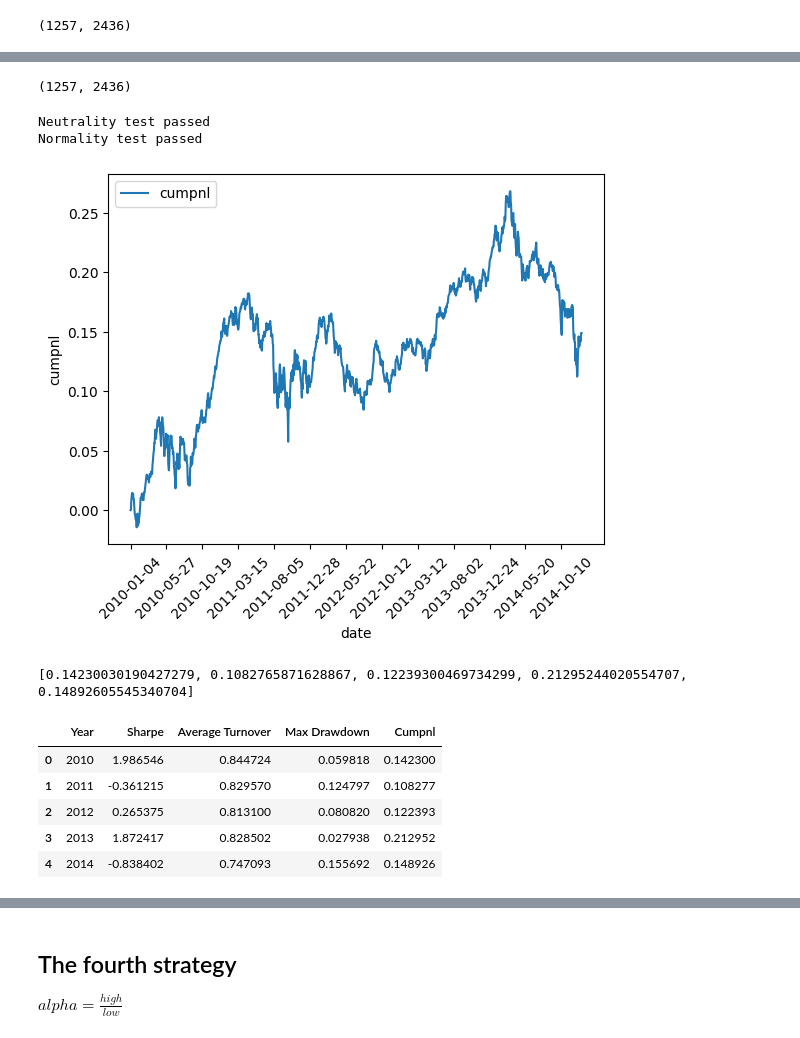
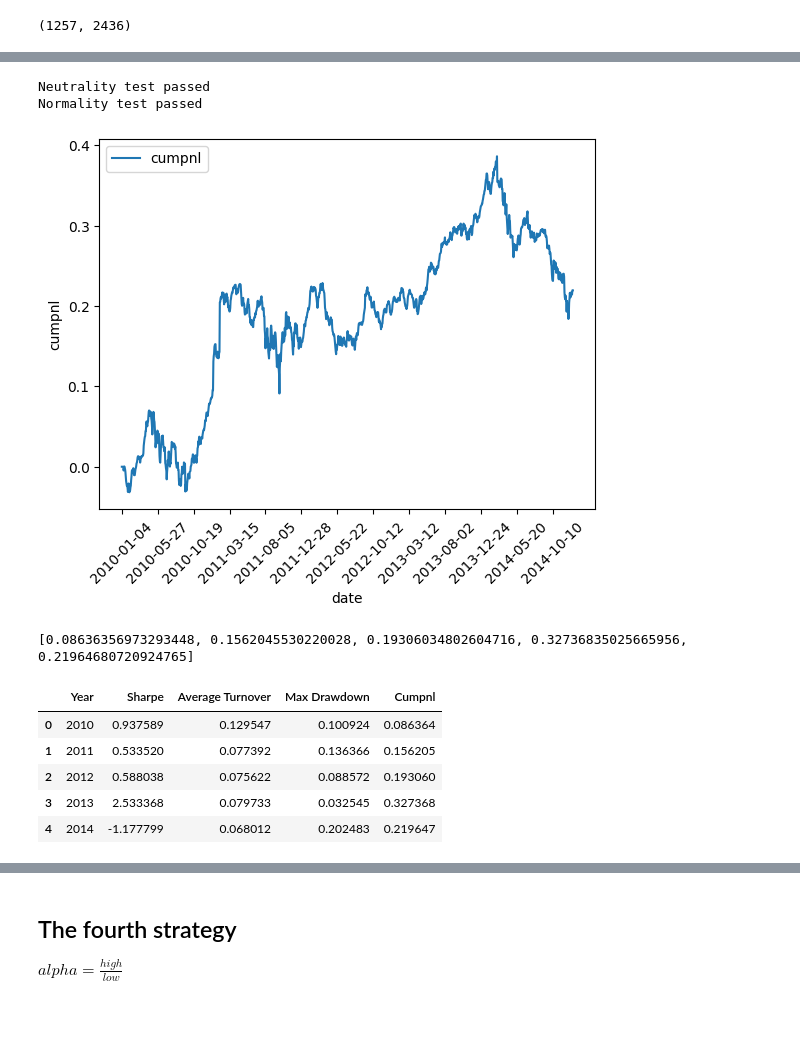
Before and after one commit to Kasymkhankhubiyev/Sirius-Uni, a Jupyter notebook: DerivativesControl/Task2.ipynb, the cells around one changed output, grey strips where cells are left out. Cells and saved outputs as stored; diff of their text form; code cells hidden in the pictures.

```diff
--- a/DerivativesControl/Task2.ipynb
+++ b/DerivativesControl/Task2.ipynb
@@ -237,7 +238,7 @@ def make_high_minus_low_ratio_close_alpha(high_df, low_df, close_df):
 
     return alpha
 # %%
-alpha_matrix3 = make_high_minus_low_ratio_close_alpha(high_df, low_df, close_df)
+alpha_matrix3 = make_high_minus_low_ratio_close_alpha(high_df, low_df, close_df, day_step)
 print(alpha_matrix3.shape)
 # %% [output]
 (1257, 2436)
@@ -250,10 +245,8 @@ Normality test passed
 # %%
-alpha_matrix3 = mpa.truncate_alpha(alpha_matrix3)
-alpha_matrix3 = mpa.CutOutliers(alpha_matrix3[1:], 1)
+alpha_matrix3 = mpa.truncate_alpha(alpha_matrix3, 0.1)
+# alpha_matrix3 = mpa.CutOutliers(alpha_matrix3, 2)
+alpha_matrix3 = mpa.CutMiddle(alpha_matrix3, 7)
+# alpha_matrix3 = np.concatenate((np.zeros((day_step, alpha_matrix3.shape[1])), alpha_matrix3))
-# %%
-alpha_matrix3 = np.concatenate((np.zeros((1, alpha_matrix3.shape[1])), alpha_matrix3))
-# %%
-alpha_matrix3.shape
-# %% [output]
-(1257, 2436)
+# %%
+alpha_matrix3 = normalize(decay(alpha_matrix3, 20))
 # %%
@@ -263,17 +256,17 @@ test2(alpha_matrix3[1:])
 Neutrality test passed
 Normality test passed
 # %%
-alpha_3_data = AlphaStats(alpha_matrix3, close_df)
+alpha_3_data, alpha_3_cumpnl = AlphaStats(alpha_matrix3, close_df)
 alpha_3_data.head()
 # %% [output]
-[figure, old version]
+[figure, new version]
-[0.14230030190427279, 0.1082765871628867, 0.12239300469734299, 0.21295244020554707, 0.14892605545340704]
+[0.08636356973293448, 0.1562045530220028, 0.19306034802604716, 0.32736835025665956, 0.21964680720924765]
 |  | Year | Sharpe | Average Turnover | Max Drawdown | Cumpnl |
-| 0 | 2010 | 1.986546 | 0.844724 | 0.059818 | 0.142300 |
-| 1 | 2011 | -0.361215 | 0.829570 | 0.124797 | 0.108277 |
-| 2 | 2012 | 0.265375 | 0.813100 | 0.080820 | 0.122393 |
-| 3 | 2013 | 1.872417 | 0.828502 | 0.027938 | 0.212952 |
-| 4 | 2014 | -0.838402 | 0.747093 | 0.155692 | 0.148926 |
+| 0 | 2010 | 0.937589 | 0.129547 | 0.100924 | 0.086364 |
+| 1 | 2011 | 0.533520 | 0.077392 | 0.136366 | 0.156205 |
+| 2 | 2012 | 0.588038 | 0.075622 | 0.088572 | 0.193060 |
+| 3 | 2013 | 2.533368 | 0.079733 | 0.032545 | 0.327368 |
+| 4 | 2014 | -1.177799 | 0.068012 | 0.202483 | 0.219647 |
 # %%
 test3(alpha_3_data)
 # %% [output]
```
Also changed, not shown: parts of 53 cells of this notebook, 11 other files.
